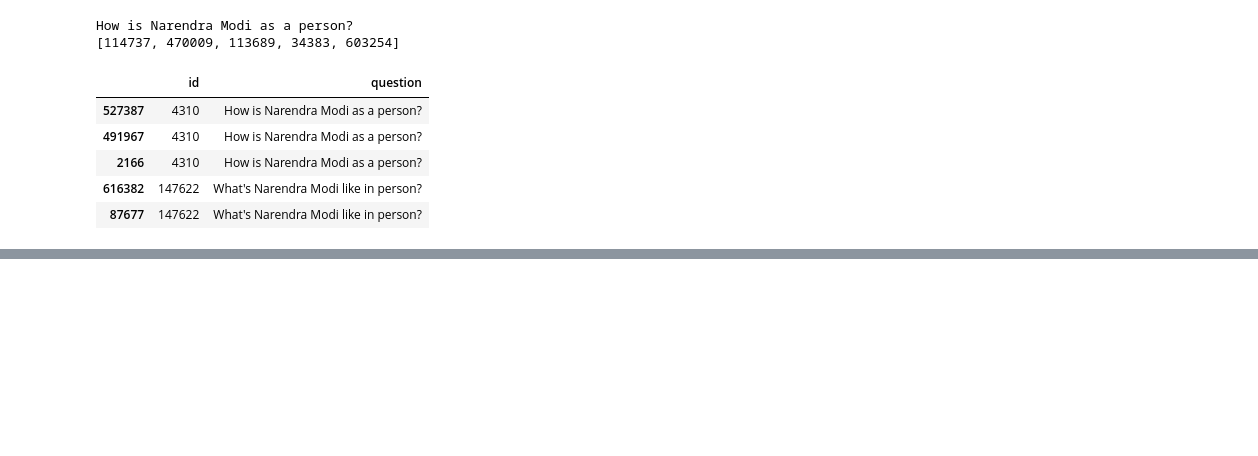
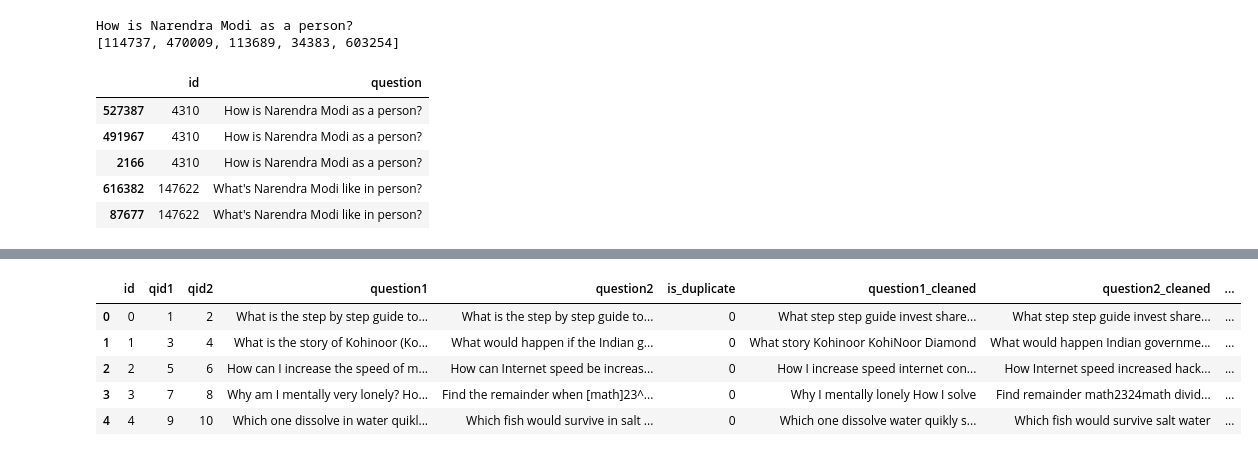
Before and after one commit to Ebrahimmm2019/Predicting-Duplicate-Questions-in-Quora, a Jupyter notebook: Untitled.ipynb, the cells around one changed output, grey strips where cells are left out. Cells and saved outputs as stored; diff of their text form; code cells hidden in the pictures; blank space fills up the shorter version.

```diff
--- a/Untitled.ipynb
+++ b/Untitled.ipynb
@@ -252,0 +289,3 @@ How is Narendra Modi as a person?
+# %%
+quora_questions=pd.read_csv('train.csv')
+quora_questions.head()
@@ -252,0 +299,37 @@ How is Narendra Modi as a person?
+# %%
+quora_questions=quora_questions.dropna(subset=["question1","question2"])
+# %%
+#function for data cleaning
+def txt_process(input_text):
+    # Removing punctuation from input text
+    input_text = ''.join([x for x in input_text if x not in punctuation])
+    # Cleaning the text
+    input_text = re.sub(r"[^A-Za-z0-9]", " ", input_text)
+    input_text = re.sub(r"\'s", " ", input_text)
+    # remove stop words
+    input_text = input_text.split()
+    input_text = [x for x in input_text if not x in stop_words]
+    input_text = " ".join(input_text)
+    # Return a list of words
+    return(input_text)
+# %%
+#applying above function on both question ids
+quora_questions['question1_cleaned'] = quora_questions.apply(lambda x: txt_process(x['question1']), axis = 1)
+quora_questions['question2_cleaned'] = quora_questions.apply(lambda x: txt_process(x['question2']), axis = 1)
+# %%
+#stacking
+question_text = np.hstack([quora_questions.question1_cleaned, quora_questions.question2_cleaned])
+#tokenizing
+tokenizer = Tokenizer()
+tokenizer.fit_on_texts(question_text)
+#creating new columns for both ids where tokenized form of sentence is created
+quora_questions['tokenizer_1'] = tokenizer.texts_to_sequences(quora_questions.question1_cleaned)
+quora_questions['tokenizer_2'] = tokenizer.texts_to_sequences(quora_questions.question2_cleaned)
+quora_questions.head(5)
+# %% [output]
+|  | id | qid1 | qid2 | question1 | question2 | is_duplicate | question1_cleaned | question2_cleaned | ... |
+| 0 | 0 | 1 | 2 | What is the step by step guide to... | What is the step by step guide to... | 0 | What step step guide invest share... | What step step guide invest share... | ... |
+| 1 | 1 | 3 | 4 | What is the story of Kohinoor (Ko... | What would happen if the Indian g... | 0 | What story Kohinoor KohiNoor Diamond | What would happen Indian governme... | ... |
+| 2 | 2 | 5 | 6 | How can I increase the speed of m... | How can Internet speed be increas... | 0 | How I increase speed internet con... | How Internet speed increased hack... | ... |
+| 3 | 3 | 7 | 8 | Why am I mentally very lonely? Ho... | Find the remainder when [math]23^... | 0 | Why I mentally lonely How I solve | Find remainder math2324math divid... | ... |
+| 4 | 4 | 9 | 10 | Which one dissolve in water quikl... | Which fish would survive in salt ... | 0 | Which one dissolve water quikly s... | Which fish would survive salt water | ... |
```
Also changed, not shown: parts of 12 cells of this notebook.
